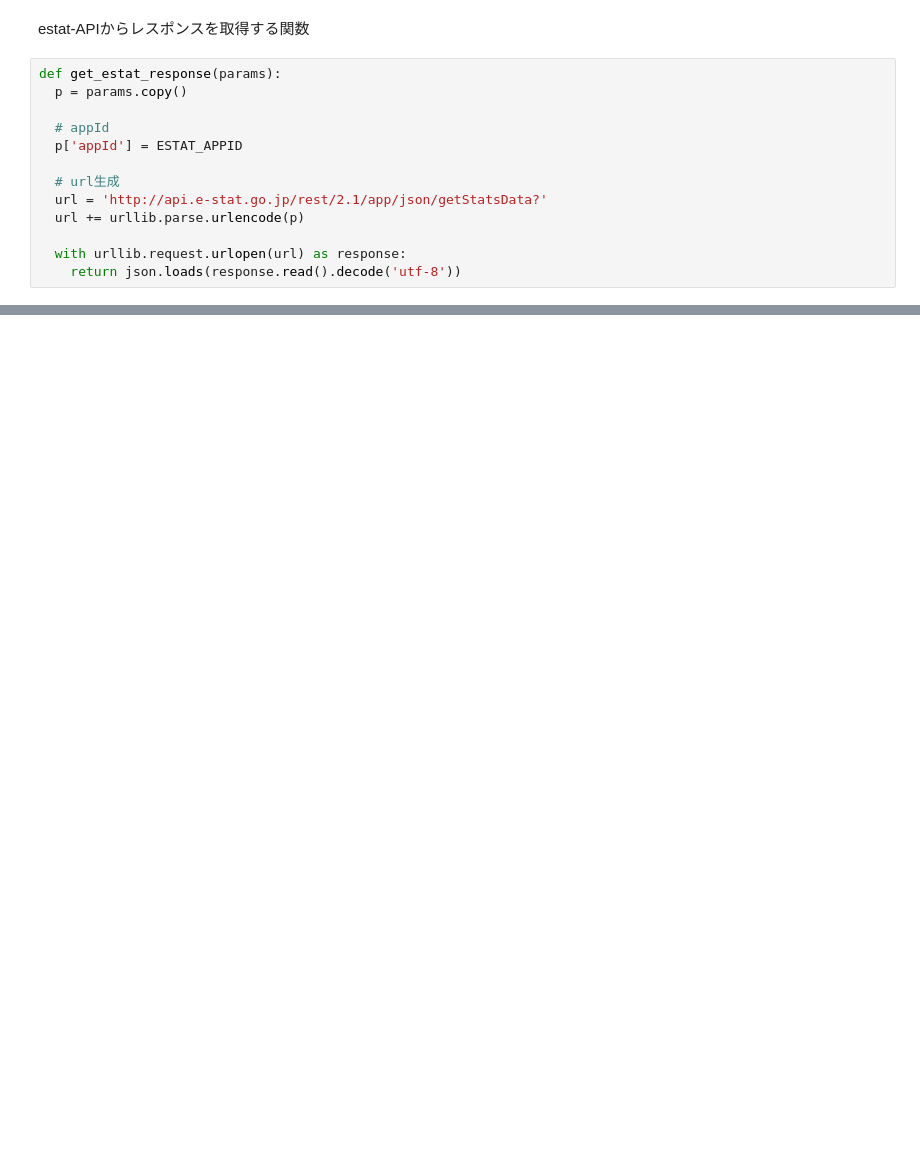
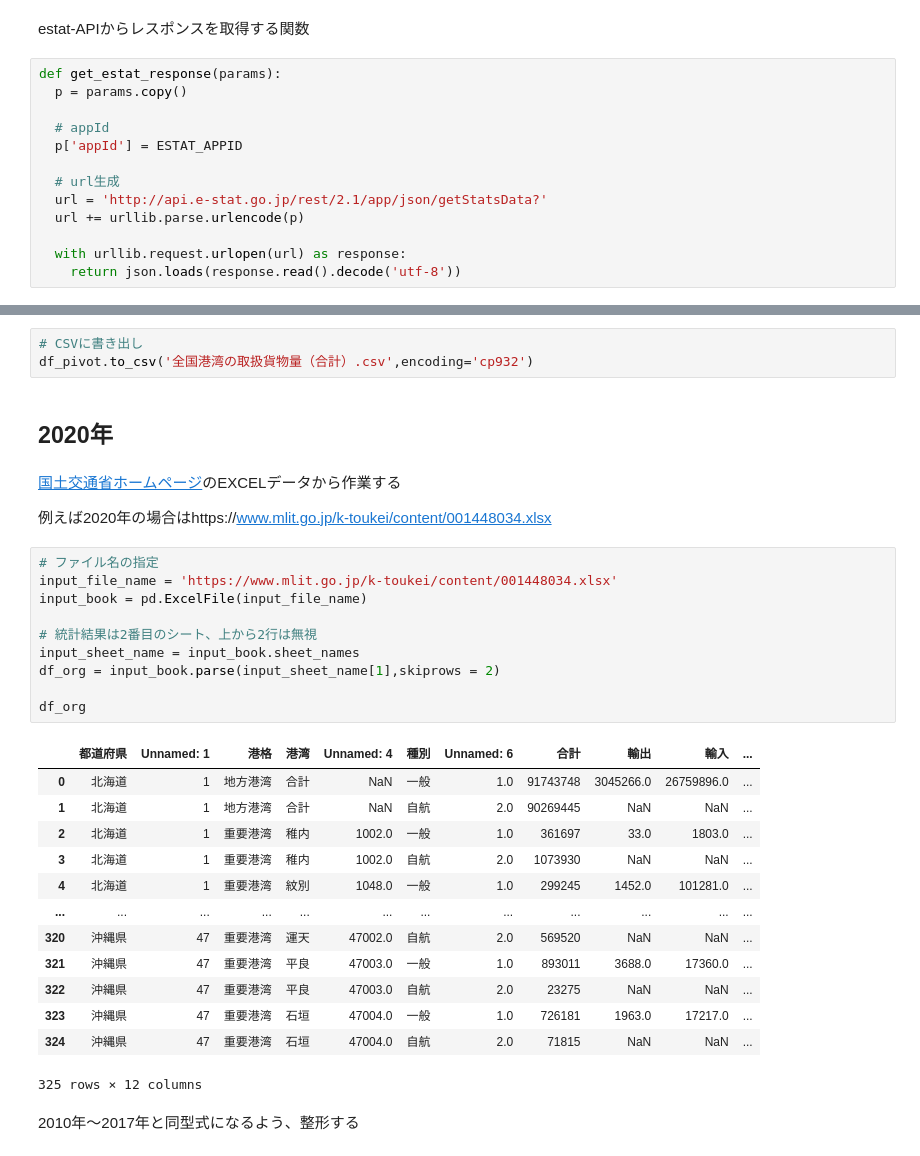
Before and after one commit to dicechick373/dicechick373, a Jupyter notebook: 播磨臨海地域の特徴.ipynb, the cells around one changed output, grey strips where cells are left out. Cells and saved outputs as stored; diff of their text form; blank space fills up the shorter version.

```diff
--- a/播磨臨海地域の特徴.ipynb
+++ b/播磨臨海地域の特徴.ipynb
@@ -85,0 +153,35 @@ res = get_estat_response(params)
+# %%
+# CSVに書き出し
+df_pivot.to_csv('全国港湾の取扱貨物量（合計）.csv',encoding='cp932')
+# %% [markdown]
+## 2020年
+# %% [markdown]
+[国土交通省ホームページ](https://www.mlit.go.jp/k-toukei/kowannenpodb.html)のEXCELデータから作業する
+
+例えば2020年の場合はhttps://www.mlit.go.jp/k-toukei/content/001448034.xlsx
+# %%
+# ファイル名の指定
+input_file_name = 'https://www.mlit.go.jp/k-toukei/content/001448034.xlsx'
+input_book = pd.ExcelFile(input_file_name)
+
+# 統計結果は2番目のシート、上から2行は無視
+input_sheet_name = input_book.sheet_names
+df_org = input_book.parse(input_sheet_name[1],skiprows = 2)
+
+df_org
+# %% [output]
+|  | 都道府県 | Unnamed: 1 | 港格 | 港湾 | Unnamed: 4 | 種別 | Unnamed: 6 | 合計 | 輸出 | 輸入 | ... |
+| 0 | 北海道 | 1 | 地方港湾 | 合計 | NaN | 一般 | 1.0 | 91743748 | 3045266.0 | 26759896.0 | ... |
+| 1 | 北海道 | 1 | 地方港湾 | 合計 | NaN | 自航 | 2.0 | 90269445 | NaN | NaN | ... |
+| 2 | 北海道 | 1 | 重要港湾 | 稚内 | 1002.0 | 一般 | 1.0 | 361697 | 33.0 | 1803.0 | ... |
+| 3 | 北海道 | 1 | 重要港湾 | 稚内 | 1002.0 | 自航 | 2.0 | 1073930 | NaN | NaN | ... |
+| 4 | 北海道 | 1 | 重要港湾 | 紋別 | 1048.0 | 一般 | 1.0 | 299245 | 1452.0 | 101281.0 | ... |
+| ... | ... | ... | ... | ... | ... | ... | ... | ... | ... | ... | ... |
+| 320 | 沖縄県 | 47 | 重要港湾 | 運天 | 47002.0 | 自航 | 2.0 | 569520 | NaN | NaN | ... |
+| 321 | 沖縄県 | 47 | 重要港湾 | 平良 | 47003.0 | 一般 | 1.0 | 893011 | 3688.0 | 17360.0 | ... |
+| 322 | 沖縄県 | 47 | 重要港湾 | 平良 | 47003.0 | 自航 | 2.0 | 23275 | NaN | NaN | ... |
+| 323 | 沖縄県 | 47 | 重要港湾 | 石垣 | 47004.0 | 一般 | 1.0 | 726181 | 1963.0 | 17217.0 | ... |
+| 324 | 沖縄県 | 47 | 重要港湾 | 石垣 | 47004.0 | 自航 | 2.0 | 71815 | NaN | NaN | ... |
+325 rows × 12 columns
+# %% [markdown]
+2010年～2017年と同型式になるよう、整形する
```
Also changed, not shown: parts of 26 cells of this notebook.
